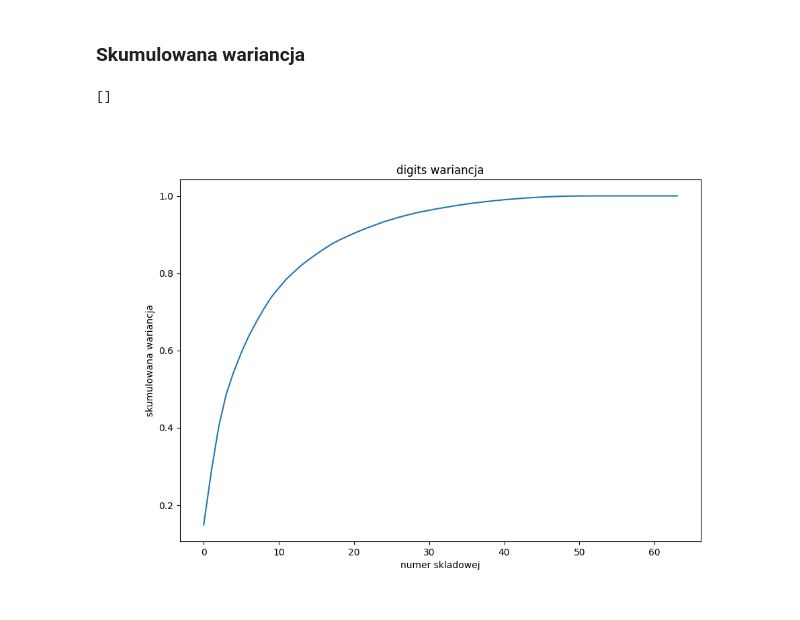
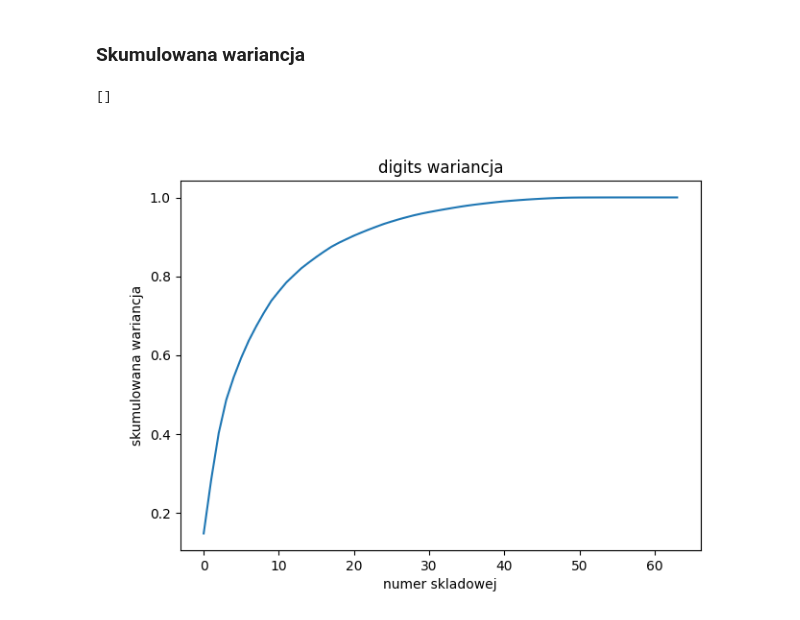
Before and after one commit to MeWoash/Data-analysis, a Jupyter notebook: lab6/lab6.ipynb, the cells around one changed output. Drawn from its saved outputs; the diff is of its cells as text; code cells hidden in the pictures.

```diff
--- a/lab6/lab6.ipynb
+++ b/lab6/lab6.ipynb
@@ -187,16 +190,16 @@ plt.show()
 # %% [markdown]
 ### Skumulowana wariancja
 # %%
-plt.figure(figsize=(10,7))
+plt.figure(figsize=(7,5))
 
 vars=w/sum(w)
 vars=vars.cumsum()
 
 plt.plot(np.arange(len(vars)),vars)
 plt.title('digits wariancja')
 plt.xlabel('numer skladowej')
 plt.ylabel('skumulowana wariancja')
 plt.plot()
 # %% [output]
 []
-[figure, old version]
+[figure, new version]
```
Also changed, not shown: parts of 5 cells of this notebook.
